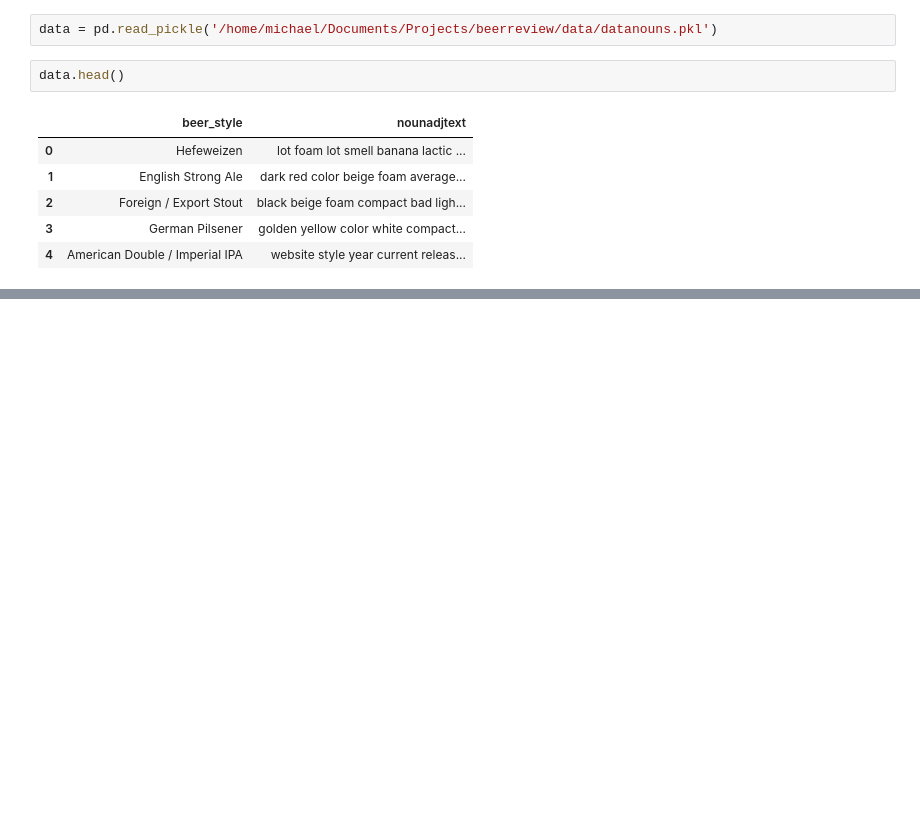
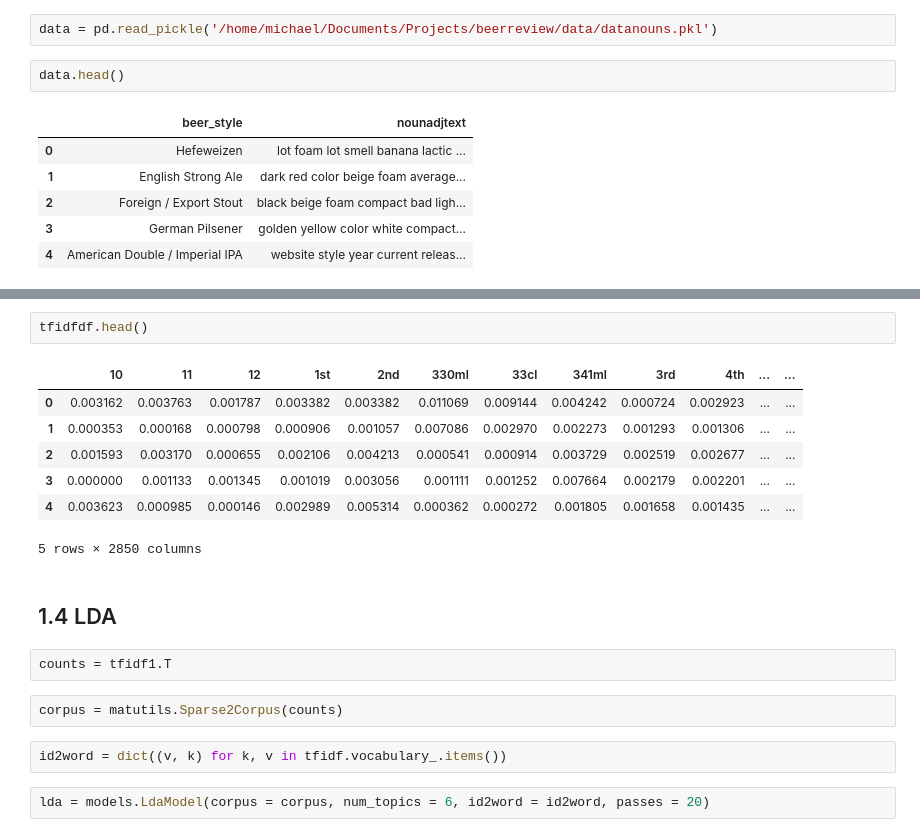
Before and after one commit to mkduchak/beerreview, a Jupyter notebook: 3_vectorizing.ipynb, the cells around one changed output, grey strips where cells are left out. Saved outputs shown, nothing was run; the diff lists cells and outputs as text; blank space fills up the shorter version.

```diff
--- a/3_vectorizing.ipynb
+++ b/3_vectorizing.ipynb
@@ -15,0 +154,20 @@ data.head()
+# %%
+tfidfdf.head()
+# %% [output]
+|  | 10 | 11 | 12 | 1st | 2nd | 330ml | 33cl | 341ml | 3rd | 4th | ... | ... |
+| 0 | 0.003162 | 0.003763 | 0.001787 | 0.003382 | 0.003382 | 0.011069 | 0.009144 | 0.004242 | 0.000724 | 0.002923 | ... | ... |
+| 1 | 0.000353 | 0.000168 | 0.000798 | 0.000906 | 0.001057 | 0.007086 | 0.002970 | 0.002273 | 0.001293 | 0.001306 | ... | ... |
+| 2 | 0.001593 | 0.003170 | 0.000655 | 0.002106 | 0.004213 | 0.000541 | 0.000914 | 0.003729 | 0.002519 | 0.002677 | ... | ... |
+| 3 | 0.000000 | 0.001133 | 0.001345 | 0.001019 | 0.003056 | 0.001111 | 0.001252 | 0.007664 | 0.002179 | 0.002201 | ... | ... |
+| 4 | 0.003623 | 0.000985 | 0.000146 | 0.002989 | 0.005314 | 0.000362 | 0.000272 | 0.001805 | 0.001658 | 0.001435 | ... | ... |
+5 rows × 2850 columns
+# %% [markdown]
+## 1.4 LDA
+# %%
+counts = tfidf1.T
+# %%
+corpus = matutils.Sparse2Corpus(counts)
+# %%
+id2word = dict((v, k) for k, v in tfidf.vocabulary_.items())
+# %%
+lda = models.LdaModel(corpus = corpus, num_topics = 6, id2word = id2word, passes = 20)
```
Also changed, not shown: parts of 43 cells of this notebook.
